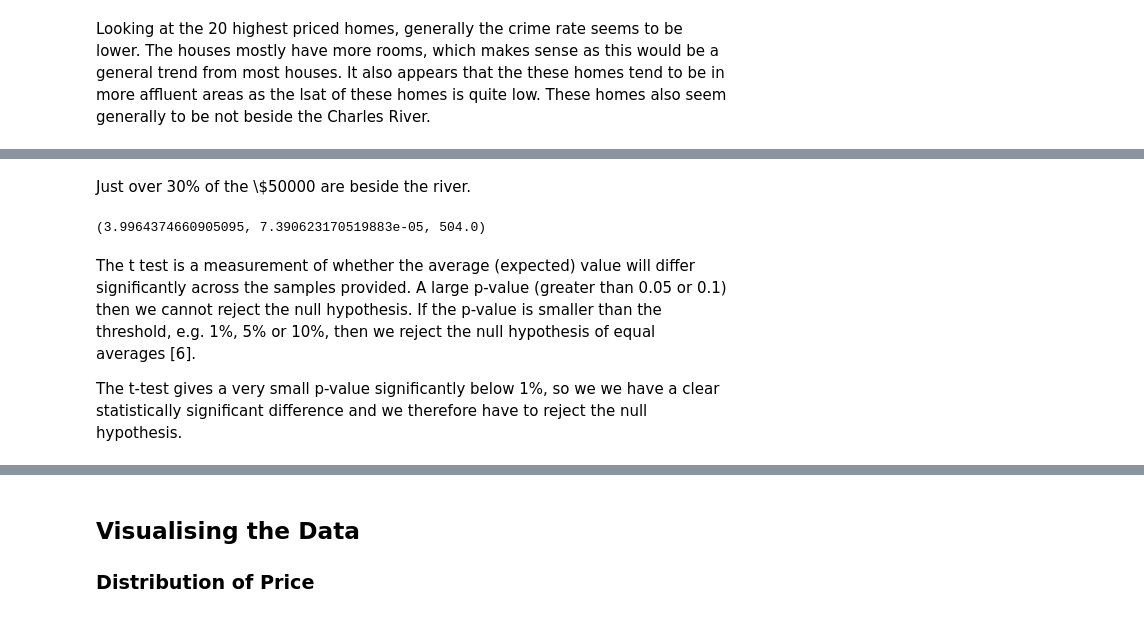
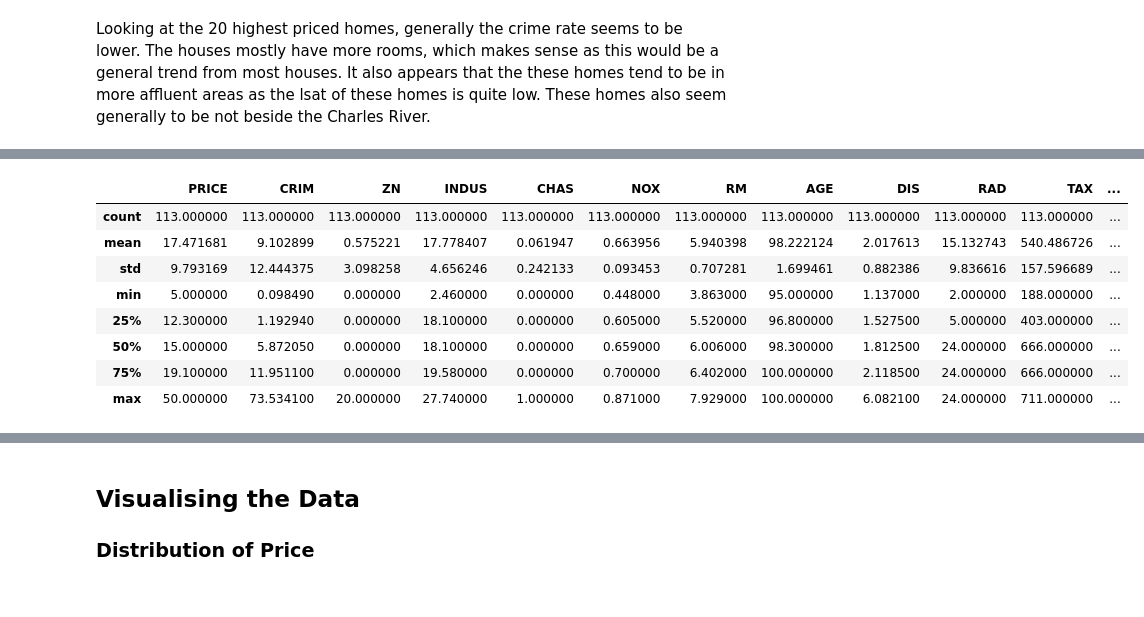
Before and after one commit to zoecahill1/machine-project, a Jupyter notebook: boston-dataset.ipynb, the cells around one changed output, grey strips where cells are left out. Drawn from its saved outputs; the diff is of its cells as text; code cells hidden in the pictures.

```diff
--- a/boston-dataset.ipynb
+++ b/boston-dataset.ipynb
@@ -345,2 +268,0 @@ Name: CHAS, dtype: float64
-# %% [markdown]
-Just over 30% of the \\$50000 are beside the river.
@@ -350,8 +269,12 @@ NRiver = df.loc[df['CHAS'] == 0.0]['PRICE']
-# %%
-ws.ttest_ind(River, NRiver)
-# %% [output]
-(3.9964374660905095, 7.390623170519883e-05, 504.0)
-# %% [markdown]
-The t test is a measurement of whether the average (expected) value will differ significantly across the samples provided. A large p-value (greater than 0.05 or 0.1) then we cannot reject the null hypothesis. If the p-value is smaller than the threshold, e.g. 1%, 5% or 10%, then we reject the null hypothesis of equal averages [6].
-
-The t-test gives a very small p-value significantly below 1%, so we we have a clear statistically significant difference and we therefore have to reject the null hypothesis.
+# %%
+df[(df['AGE']>=95.0)].describe()
+# %% [output]
+|  | PRICE | CRIM | ZN | INDUS | CHAS | NOX | RM | AGE | DIS | RAD | TAX | ... |
+| count | 113.000000 | 113.000000 | 113.000000 | 113.000000 | 113.000000 | 113.000000 | 113.000000 | 113.000000 | 113.000000 | 113.000000 | 113.000000 | ... |
+| mean | 17.471681 | 9.102899 | 0.575221 | 17.778407 | 0.061947 | 0.663956 | 5.940398 | 98.222124 | 2.017613 | 15.132743 | 540.486726 | ... |
+| std | 9.793169 | 12.444375 | 3.098258 | 4.656246 | 0.242133 | 0.093453 | 0.707281 | 1.699461 | 0.882386 | 9.836616 | 157.596689 | ... |
+| min | 5.000000 | 0.098490 | 0.000000 | 2.460000 | 0.000000 | 0.448000 | 3.863000 | 95.000000 | 1.137000 | 2.000000 | 188.000000 | ... |
+| 25% | 12.300000 | 1.192940 | 0.000000 | 18.100000 | 0.000000 | 0.605000 | 5.520000 | 96.800000 | 1.527500 | 5.000000 | 403.000000 | ... |
+| 50% | 15.000000 | 5.872050 | 0.000000 | 18.100000 | 0.000000 | 0.659000 | 6.006000 | 98.300000 | 1.812500 | 24.000000 | 666.000000 | ... |
+| 75% | 19.100000 | 11.951100 | 0.000000 | 19.580000 | 0.000000 | 0.700000 | 6.402000 | 100.000000 | 2.118500 | 24.000000 | 666.000000 | ... |
+| max | 50.000000 | 73.534100 | 20.000000 | 27.740000 | 1.000000 | 0.871000 | 7.929000 | 100.000000 | 6.082100 | 24.000000 | 711.000000 | ... |
```
Also changed, not shown: parts of 58 cells of this notebook.
